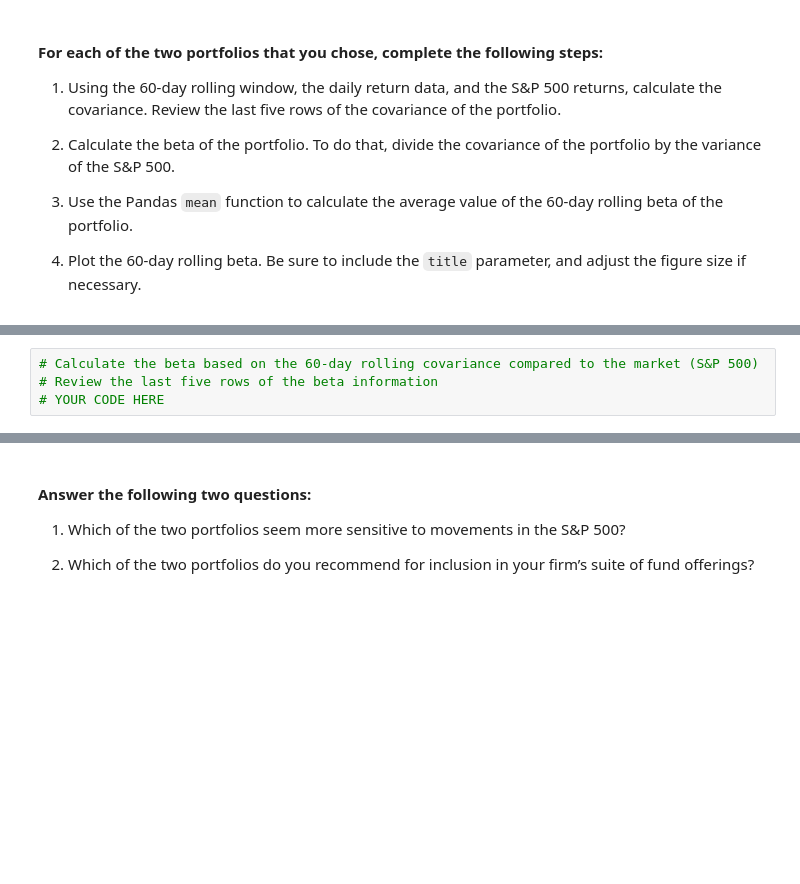
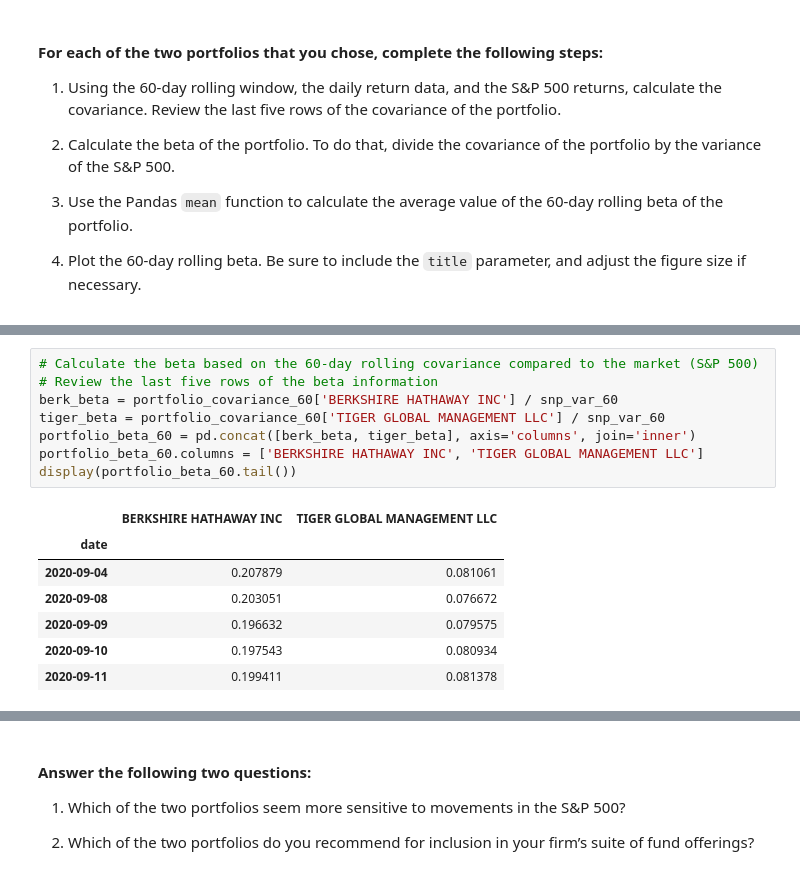
Before and after one commit to jpmaddox97/module_4_challenge, a Jupyter notebook: Starter_Code/risk_return_analysis.ipynb, the cells around one changed output, grey strips where cells are left out. Drawn from its saved outputs; the diff is of its cells as text; blank space fills up the shorter version.

```diff
--- a/Starter_Code/risk_return_analysis.ipynb
+++ b/Starter_Code/risk_return_analysis.ipynb
@@ -375,5 +397,17 @@ Your analysis is nearing completion. Now, you need to evaluate how the portfolio
 # %%
 # Calculate the beta based on the 60-day rolling covariance compared to the market (S&P 500)
 # Review the last five rows of the beta information
-# YOUR CODE HERE
+berk_beta = portfolio_covariance_60['BERKSHIRE HATHAWAY INC'] / snp_var_60
+tiger_beta = portfolio_covariance_60['TIGER GLOBAL MANAGEMENT LLC'] / snp_var_60
+portfolio_beta_60 = pd.concat([berk_beta, tiger_beta], axis='columns', join='inner')
+portfolio_beta_60.columns = ['BERKSHIRE HATHAWAY INC', 'TIGER GLOBAL MANAGEMENT LLC']
+display(portfolio_beta_60.tail())
+# %% [output]
+|  | BERKSHIRE HATHAWAY INC | TIGER GLOBAL MANAGEMENT LLC |
+| date |  |  |
+| 2020-09-04 | 0.207879 | 0.081061 |
+| 2020-09-08 | 0.203051 | 0.076672 |
+| 2020-09-09 | 0.196632 | 0.079575 |
+| 2020-09-10 | 0.197543 | 0.080934 |
+| 2020-09-11 | 0.199411 | 0.081378 |
 # %% [markdown]
```
Also changed, not shown: parts of 22 cells of this notebook.
